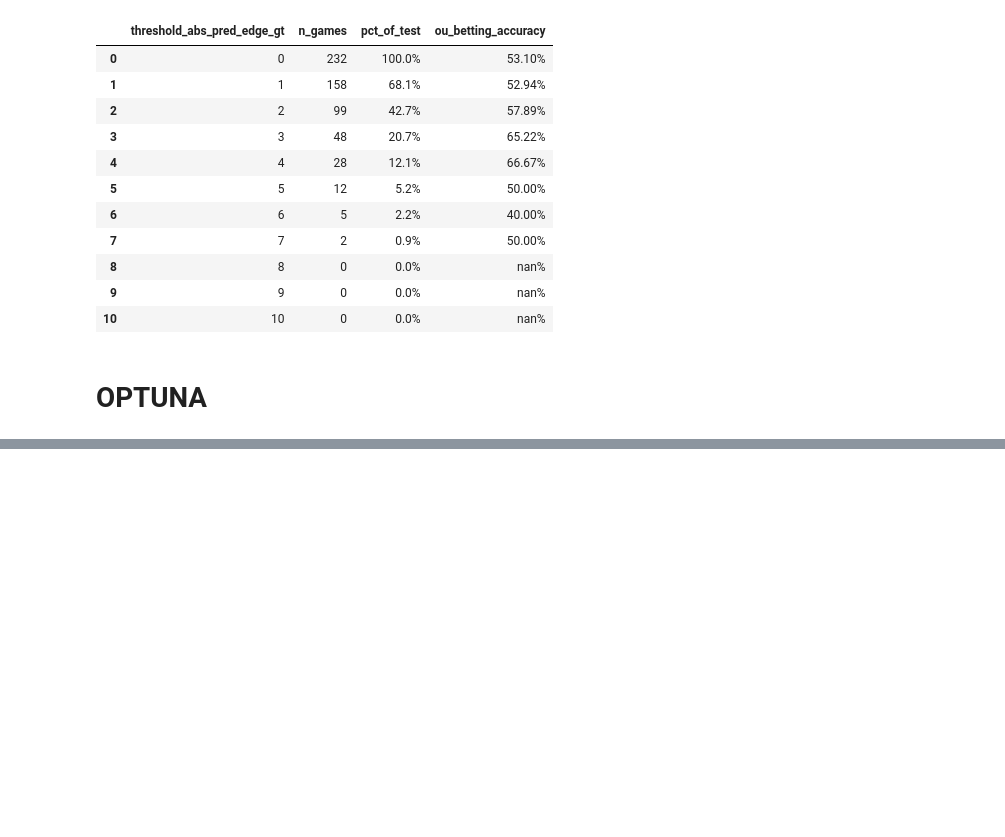
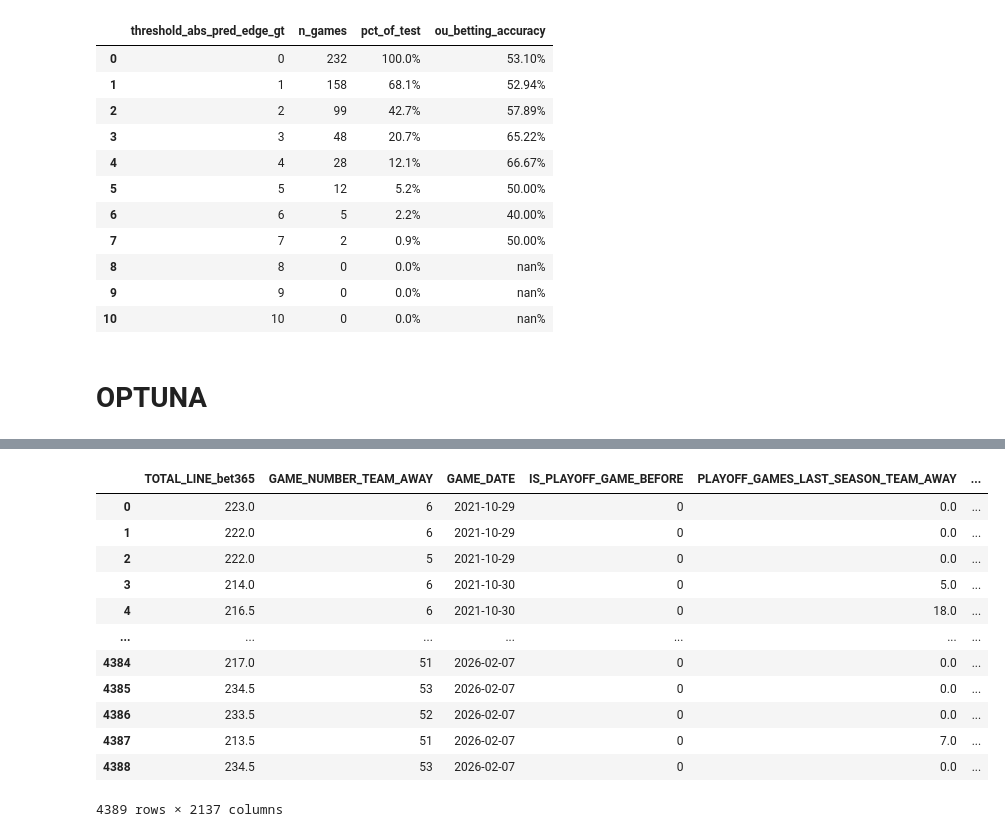
Before and after one commit to aalvarezvarela/NBA_over_under_predictor, a Jupyter notebook: lab/total_points/regressor/5_seasons_all_odds_regressor total_points only_last_seasons tsplit.ipynb, the cells around one changed output, grey strips where cells are left out. Drawn from its saved outputs; the diff is of its cells as text; code cells hidden in the pictures; blank space fills up the shorter version.

```diff
--- a/lab/total_points/regressor/5_seasons_all_odds_regressor total_points only_last_seasons tsplit.ipynb
+++ b/lab/total_points/regressor/5_seasons_all_odds_regressor total_points only_last_seasons tsplit.ipynb
@@ -484,0 +488,16 @@ Mean best_iteration: 67
+# %%
+df_dev
+# %% [output]
+|  | TOTAL_LINE_bet365 | GAME_NUMBER_TEAM_AWAY | GAME_DATE | IS_PLAYOFF_GAME_BEFORE | PLAYOFF_GAMES_LAST_SEASON_TEAM_AWAY | ... |
+| 0 | 223.0 | 6 | 2021-10-29 | 0 | 0.0 | ... |
+| 1 | 222.0 | 6 | 2021-10-29 | 0 | 0.0 | ... |
+| 2 | 222.0 | 5 | 2021-10-29 | 0 | 0.0 | ... |
+| 3 | 214.0 | 6 | 2021-10-30 | 0 | 5.0 | ... |
+| 4 | 216.5 | 6 | 2021-10-30 | 0 | 18.0 | ... |
+| ... | ... | ... | ... | ... | ... | ... |
+| 4384 | 217.0 | 51 | 2026-02-07 | 0 | 0.0 | ... |
+| 4385 | 234.5 | 53 | 2026-02-07 | 0 | 0.0 | ... |
+| 4386 | 233.5 | 52 | 2026-02-07 | 0 | 0.0 | ... |
+| 4387 | 213.5 | 51 | 2026-02-07 | 0 | 7.0 | ... |
+| 4388 | 234.5 | 53 | 2026-02-07 | 0 | 0.0 | ... |
+4389 rows × 2137 columns
```
Also changed, not shown: parts of 7 cells of this notebook, 3 other files.
